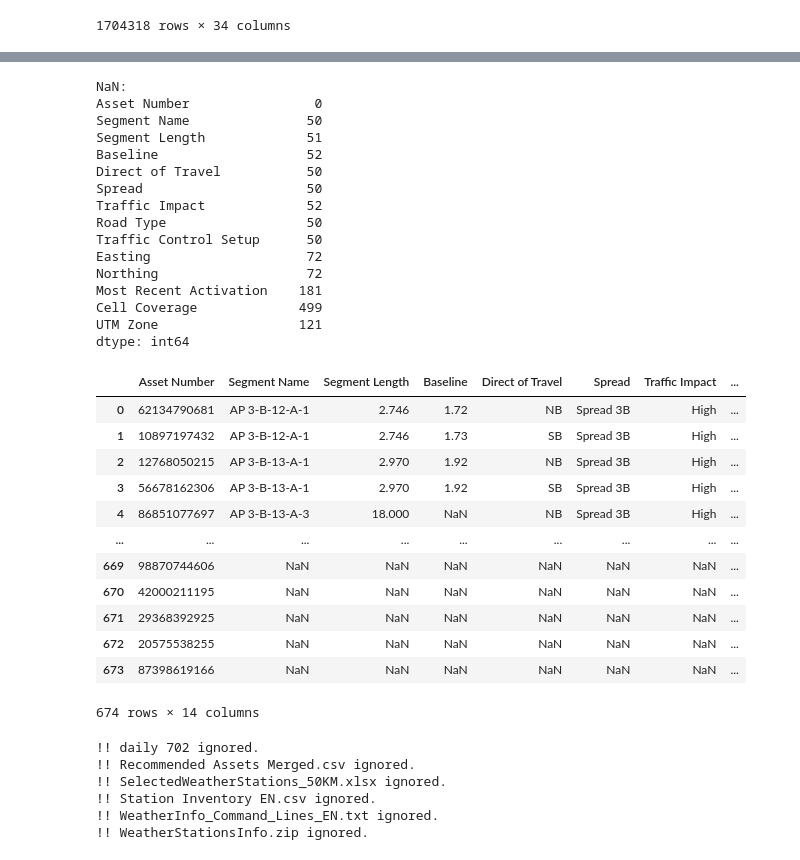
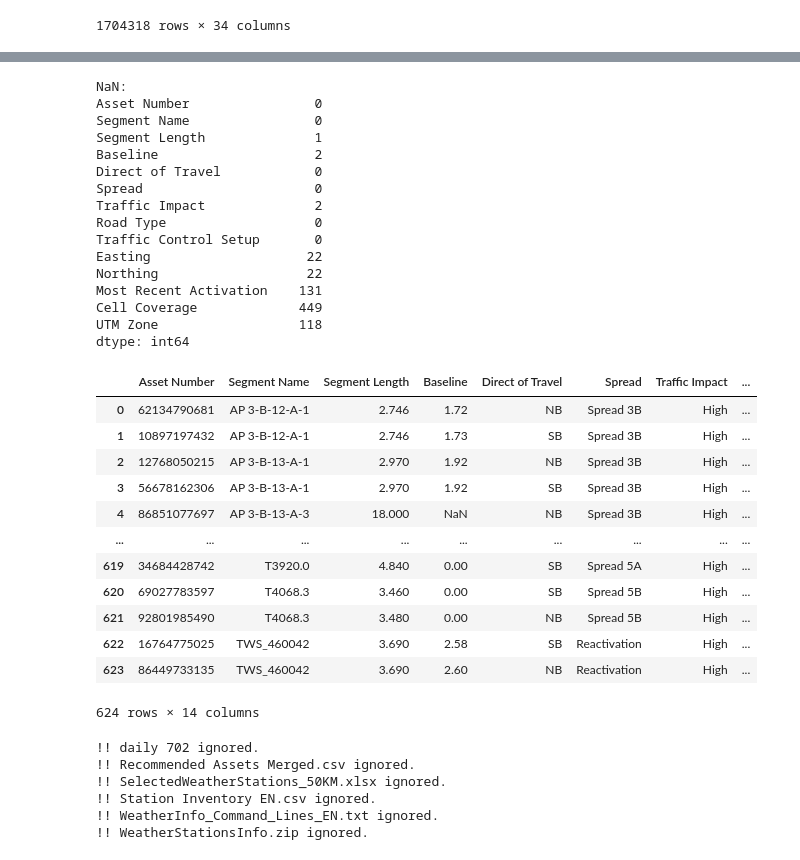
Before and after one commit to Gargoum-Lab/Workzone, a Jupyter notebook: code/data_cleaning_preprocessing_WEATHER.ipynb, the cells around one changed output, grey strips where cells are left out. Cells and saved outputs as stored; diff of their text form; code cells hidden in the pictures.

```diff
--- a/code/data_cleaning_preprocessing_WEATHER.ipynb
+++ b/code/data_cleaning_preprocessing_WEATHER.ipynb
@@ -63,38 +64,39 @@ travel_t
 # %%
 assets = pd.read_csv(os.path.join(input_root_path, 'Recommended_Assets_Merged.csv'))
 del assets[assets.columns[0]]
+assets = assets.dropna(subset=['Segment Name'])
 print(f'NaN:\n{assets.isna().sum()}')
 assets
 # %% [output]
 NaN:
 Asset Number                0
-Segment Name               50
-Segment Length             51
-Baseline                   52
-Direct of Travel           50
-Spread                     50
-Traffic Impact             52
-Road Type                  50
-Traffic Control Setup      50
-Easting                    72
-Northing                   72
-Most Recent Activation    181
-Cell Coverage             499
-UTM Zone                  121
+Segment Name                0
+Segment Length              1
+Baseline                    2
+Direct of Travel            0
+Spread                      0
+Traffic Impact              2
+Road Type                   0
+Traffic Control Setup       0
+Easting                    22
+Northing                   22
+Most Recent Activation    131
+Cell Coverage             449
+UTM Zone                  118
 dtype: int64
 |  | Asset Number | Segment Name | Segment Length | Baseline | Direct of Travel | Spread | Traffic Impact | ... |
 | 0 | 62134790681 | AP 3-B-12-A-1 | 2.746 | 1.72 | NB | Spread 3B | High | ... |
 | 1 | 10897197432 | AP 3-B-12-A-1 | 2.746 | 1.73 | SB | Spread 3B | High | ... |
 | 2 | 12768050215 | AP 3-B-13-A-1 | 2.970 | 1.92 | NB | Spread 3B | High | ... |
 | 3 | 56678162306 | AP 3-B-13-A-1 | 2.970 | 1.92 | SB | Spread 3B | High | ... |
 | 4 | 86851077697 | AP 3-B-13-A-3 | 18.000 | NaN | NB | Spread 3B | High | ... |
 | ... | ... | ... | ... | ... | ... | ... | ... | ... |
-| 669 | 98870744606 | NaN | NaN | NaN | NaN | NaN | NaN | ... |
-| 670 | 42000211195 | NaN | NaN | NaN | NaN | NaN | NaN | ... |
-| 671 | 29368392925 | NaN | NaN | NaN | NaN | NaN | NaN | ... |
-| 672 | 20575538255 | NaN | NaN | NaN | NaN | NaN | NaN | ... |
-| 673 | 87398619166 | NaN | NaN | NaN | NaN | NaN | NaN | ... |
+| 619 | 34684428742 | T3920.0 | 4.840 | 0.00 | SB | Spread 5A | High | ... |
+| 620 | 69027783597 | T4068.3 | 3.460 | 0.00 | SB | Spread 5B | High | ... |
+| 621 | 92801985490 | T4068.3 | 3.480 | 0.00 | NB | Spread 5B | High | ... |
+| 622 | 16764775025 | TWS_460042 | 3.690 | 2.58 | SB | Reactivation | High | ... |
+| 623 | 86449733135 | TWS_460042 | 3.690 | 2.60 | NB | Reactivation | High | ... |
-674 rows × 14 columns
+624 rows × 14 columns
 # %%
 weather_all = pd.DataFrame()
 
```
Also changed, not shown: parts of 8 cells of this notebook, 3 other files.
